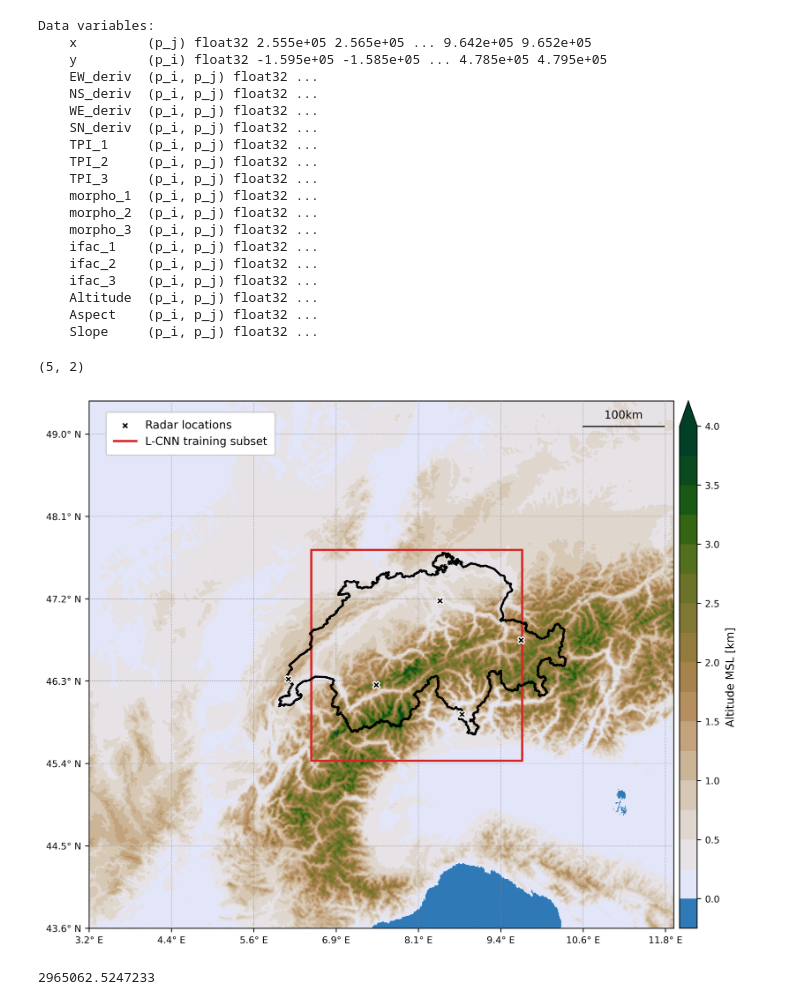
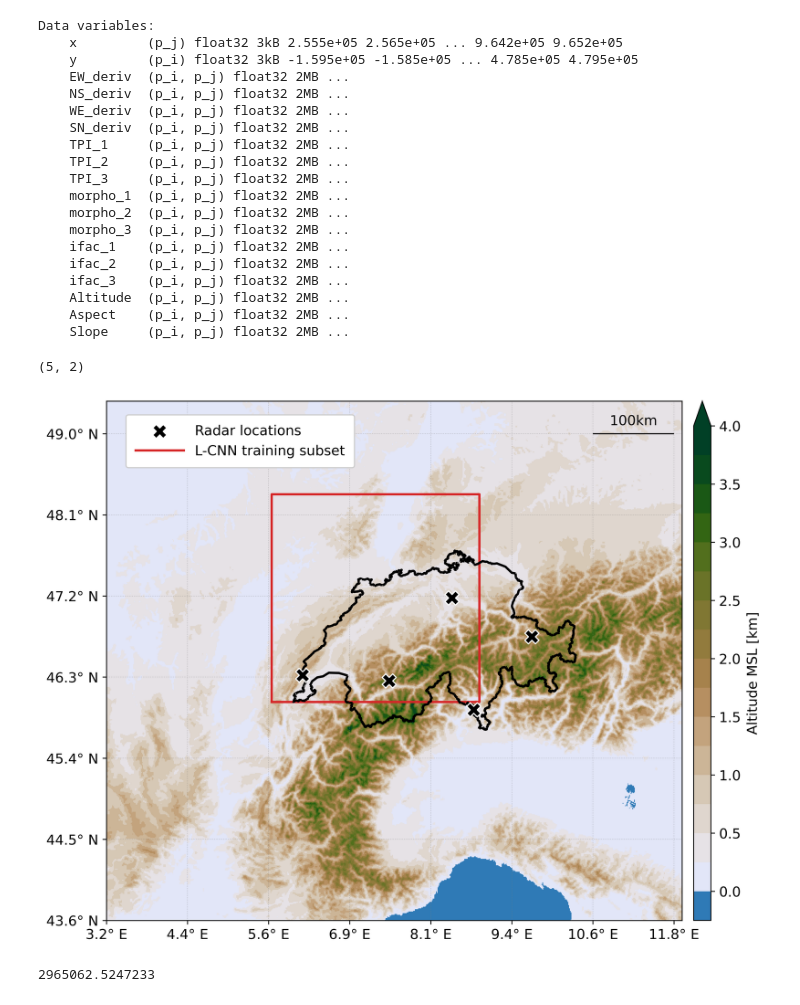
Before and after one commit to fmidev/nowcast-verification-cell-tracking, a Jupyter notebook: notebooks/plot_domain_figure.ipynb, the cells around one changed output. Cells and saved outputs as stored; diff of their text form; code cells hidden in the pictures.

Commit message:
Visualization improvements

```diff
--- a/notebooks/plot_domain_figure.ipynb
+++ b/notebooks/plot_domain_figure.ipynb
@@ -56,7 +56,7 @@ RADAR_COL = "tab:orange"
 RADAR_SIZE = 10
 RADAR_MARKER = "X"
 # %%
-dem_path = "/scratch/jritvane/COSMO1topo_ccs4/COSMO1_topography_parameters.nc"
+dem_path = "/data/jenna/3d-ml-nowcasting/COSMO1topo_ccs4/COSMO1_topography_parameters.nc"
 
 dem = xr.open_dataset(dem_path)
 dem = dem.assign_coords(p_j=dem.x.values, p_i=dem.y.values)
@@ -64,24 +64,24 @@ dem = dem.assign_coords(p_j=dem.x.values, p_i=dem.y.values)
 dem.data_vars
 # %% [output]
 Data variables:
-    x         (p_j) float32 2.555e+05 2.565e+05 ... 9.642e+05 9.652e+05
-    y         (p_i) float32 -1.595e+05 -1.585e+05 ... 4.785e+05 4.795e+05
-    EW_deriv  (p_i, p_j) float32 ...
-    NS_deriv  (p_i, p_j) float32 ...
-    WE_deriv  (p_i, p_j) float32 ...
-    SN_deriv  (p_i, p_j) float32 ...
-    TPI_1     (p_i, p_j) float32 ...
-    TPI_2     (p_i, p_j) float32 ...
-    TPI_3     (p_i, p_j) float32 ...
-    morpho_1  (p_i, p_j) float32 ...
-    morpho_2  (p_i, p_j) float32 ...
-    morpho_3  (p_i, p_j) float32 ...
-    ifac_1    (p_i, p_j) float32 ...
-    ifac_2    (p_i, p_j) float32 ...
-    ifac_3    (p_i, p_j) float32 ...
-    Altitude  (p_i, p_j) float32 ...
-    Aspect    (p_i, p_j) float32 ...
-    Slope     (p_i, p_j) float32 ...
+    x         (p_j) float32 3kB 2.555e+05 2.565e+05 ... 9.642e+05 9.652e+05
+    y         (p_i) float32 3kB -1.595e+05 -1.585e+05 ... 4.785e+05 4.795e+05
+    EW_deriv  (p_i, p_j) float32 2MB ...
+    NS_deriv  (p_i, p_j) float32 2MB ...
+    WE_deriv  (p_i, p_j) float32 2MB ...
+    SN_deriv  (p_i, p_j) float32 2MB ...
+    TPI_1     (p_i, p_j) float32 2MB ...
+    TPI_2     (p_i, p_j) float32 2MB ...
+    TPI_3     (p_i, p_j) float32 2MB ...
+    morpho_1  (p_i, p_j) float32 2MB ...
+    morpho_2  (p_i, p_j) float32 2MB ...
+    morpho_3  (p_i, p_j) float32 2MB ...
+    ifac_1    (p_i, p_j) float32 2MB ...
+    ifac_2    (p_i, p_j) float32 2MB ...
+    ifac_3    (p_i, p_j) float32 2MB ...
+    Altitude  (p_i, p_j) float32 2MB ...
+    Aspect    (p_i, p_j) float32 2MB ...
+    Slope     (p_i, p_j) float32 2MB ...
 # %%
 import geopandas as gpd
 from matplotlib.collections import LineCollection
@@ -90,7 +90,7 @@ data_proj4 = "+proj=somerc +lat_0=46.95240555555556 +lon_0=7.439583333333333 +k_
 epsg = 21781
 
 # Borders
-border = gpd.read_file("notebooks/Border_CH.shp")
+border = gpd.read_file("Border_CH.shp")
 border_proj = border.to_crs(data_proj4)
 
 segments = [
@@ -99,7 +99,7 @@ segments = [
 border_collection = LineCollection(segments, color="k", linewidth=2, zorder=10)
 
 # Radar locations
-radar_locations = gpd.read_file("notebooks/swiss_radars.shp")
+radar_locations = gpd.read_file("swiss_radars.shp")
 radar_locations_proj = radar_locations.to_crs(data_proj4)
 xy = radar_locations_proj["geometry"].map(lambda point: point.xy)
 radar_locations_proj = list(zip(*xy))
@@ -134,7 +134,8 @@ terrain_map = mpl.colors.LinearSegmentedColormap.from_list(
 bounds = [*np.arange(-250, 0, 250), *np.arange(0, 4000.1, 250)]
 terrain_norm = mpl.colors.BoundaryNorm(bounds, terrain_map.N)
 # %%
-BBOX_LCNN = [269, 525, 203, 459]
+# BBOX_LCNN = [269, 525, 203, 459]
+BBOX_LCNN = [203, 459, 269, 525]
 
 y_dataproj.shape
 
@@ -150,9 +151,9 @@ BBOX_LCNN_CORNER_COORDINATES.shape
 # %% [output]
 (5, 2)
 # %%
-style = "article"
+style = "domain_figure_article"
 plt.style.use('default')
-plt.style.use(f"/scratch/jritvane/src/swiss_data_test/stylefiles/{style}.mplstyle")
+plt.style.use(f"/home/users/ritvanen/koodaus/cell-tracking-article-code/config/stylefiles/{style}.mplstyle")
 
 fig, axs = plt.subplots(1, 1, figsize=(8,8))
 
@@ -160,7 +161,7 @@ cbar_ax_kws = {
     "width": "3%",  # width = 5% of parent_bbox width
     "height": "100%",
     "loc": "lower left",
-    "bbox_to_anchor": (1.01, 0.0, 1, 1),
+    "bbox_to_anchor": (1.02, 0.0, 1, 1),
     "borderpad": 0,
 }
 
@@ -182,7 +183,7 @@ if radar_locations_proj is not None:
         *radar_locations_proj,
         color="black",
         edgecolor="white",
-        s=40,
+        s=150,
         marker="X",
         zorder=10,
         label="Radar locations",
@@ -197,11 +198,10 @@ axs.plot(
     lw="2",
 )
 
-axs.set_xticks(
-    np.arange(
-        XCOORDS.min(), XCOORDS.max(), 100 * 1e3
-    )
+xticks = np.arange(
+    XCOORDS.min(), XCOORDS.max(), 100 * 1e3
 )
+axs.set_xticks(xticks)
 axs.set_yticks(
     np.arange(
         YCOORDS.min(), YCOORDS.max(), 100 * 1e3
@@ -246,37 +246,42 @@ axs.legend(
 
 # axs.set_xlabel("Longitude")
 # axs.set_ylabel("Latitude")
 axs.set_xlabel("")
 axs.set_ylabel("")
 
 # axs.xaxis.set_major_formatter(mpl.ticker.FuncFormatter(lambda x, pos: f"{x:.1f}"))
 # axs.yaxis.set_major_formatter(mpl.ticker.FuncFormatter(lambda x, pos: f"{x:.1f}"))
 
 # Add scalebar
 from mpl_toolkits.axes_grid1.anchored_artists import AnchoredSizeBar
-fontprops = mpl.font_manager.FontProperties(size="medium")
+fontprops = mpl.font_manager.FontProperties(size="large")
 scalebar = AnchoredSizeBar(
     axs.transData,
     100e3,
     '100km',
-    'upper right',
-    pad=0.7,
+    'lower left',
+    # loc=(0.9, 0.9),
+    # bbox_to_anchor=(600e3, 610e3),
+    bbox_to_anchor=(xticks[-2], YCOORDS.min() + 600e3),
+    bbox_transform=axs.transData,
+    pad=0.,
+    borderpad=0.,
     color='k',
     sep=5,
     frameon=False,
     size_vertical=2,
     label_top=True,
     fontproperties=fontprops
 )
 
 axs.add_artist(scalebar)
 
 
 for ext in ["png", "pdf", "svg"]:
     outpath = Path(".").parent / f"domain_figure_{plot_field}_{style}.{ext}"
     fig.savefig(outpath)
 # %% [output]
-[figure, old version]
+[figure, new version]
 # %%
 XCOORDS.max()
 # %% [output]
```
Also changed, not shown: 2 other files.
